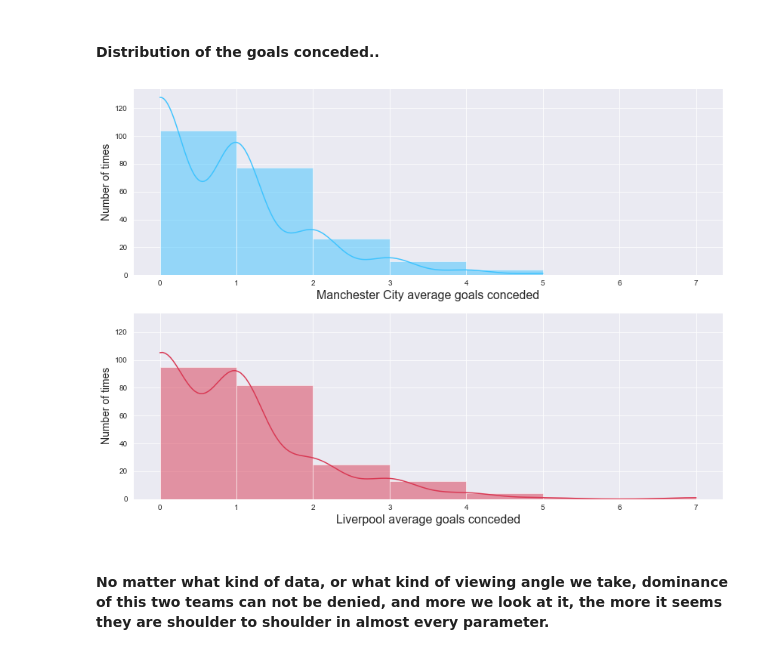
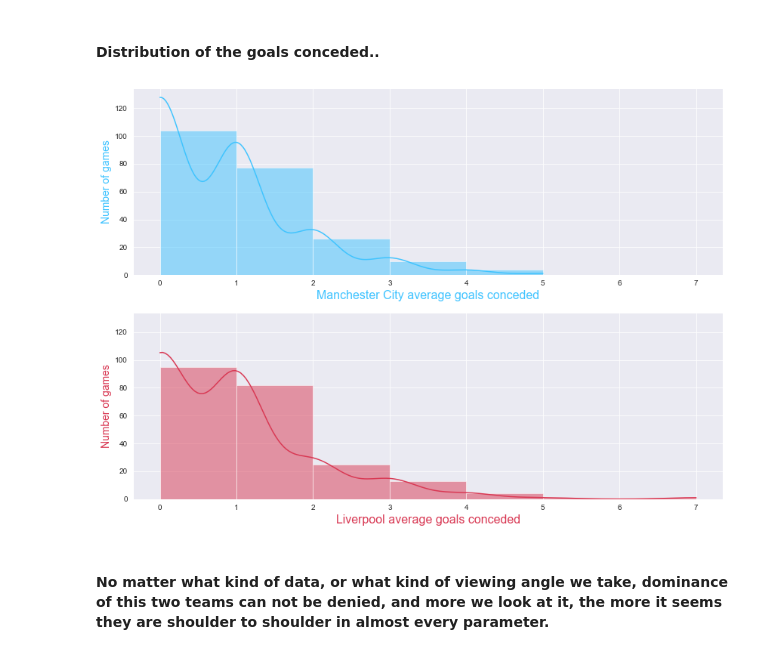
Before and after one commit to bajcula/soccerdata, a Jupyter notebook: Liverpool_VS_Man_City_VS_Rest_of_the_PL.ipynb, the cells around one changed output. Drawn from its saved outputs; the diff is of its cells as text; code cells hidden in the pictures.

```diff
--- a/Liverpool_VS_Man_City_VS_Rest_of_the_PL.ipynb
+++ b/Liverpool_VS_Man_City_VS_Rest_of_the_PL.ipynb
@@ -619,19 +628,19 @@ plt.show()
 # %%
 plt.figure(figsize=(14,10))
 
 ax = plt.subplot(2,1,1)
 sns.histplot(data=city, x='city_full_time_goals_conc', kde=True, bins=8, binwidth=1, color=city_color)
-plt.xlabel('Manchester City average goals conceded', fontsize='16')
-plt.ylabel('Number of times', fontsize=14)
+plt.xlabel('Manchester City average goals conceded', fontsize='16', color=city_color)
+plt.ylabel('Number of games', fontsize=14, color=city_color)
 
 plt.subplot(2,1,2, sharex=ax, sharey=ax)
 sns.histplot(data=liv, x='liv_full_time_goals_conc', kde=True, bins=8, binwidth=1, color=liv_color)
-plt.xlabel('Liverpool average goals conceded', fontsize='16')
-plt.ylabel('Number of times', fontsize=14)
+plt.xlabel('Liverpool average goals conceded', fontsize='16', color=liv_color)
+plt.ylabel('Number of games', fontsize=14, color=liv_color)
 
 plt.show()
 # %% [output]
-[figure, old version]
+[figure, new version]
 # %% [markdown]
 #### No matter what kind of data, or what kind of viewing angle we take, dominance of this two teams can not be denied, and more we look at it, the more it seems they are shoulder to shoulder in almost every parameter.
 # %% [markdown]
```
Also changed, not shown: parts of 5 cells of this notebook.
